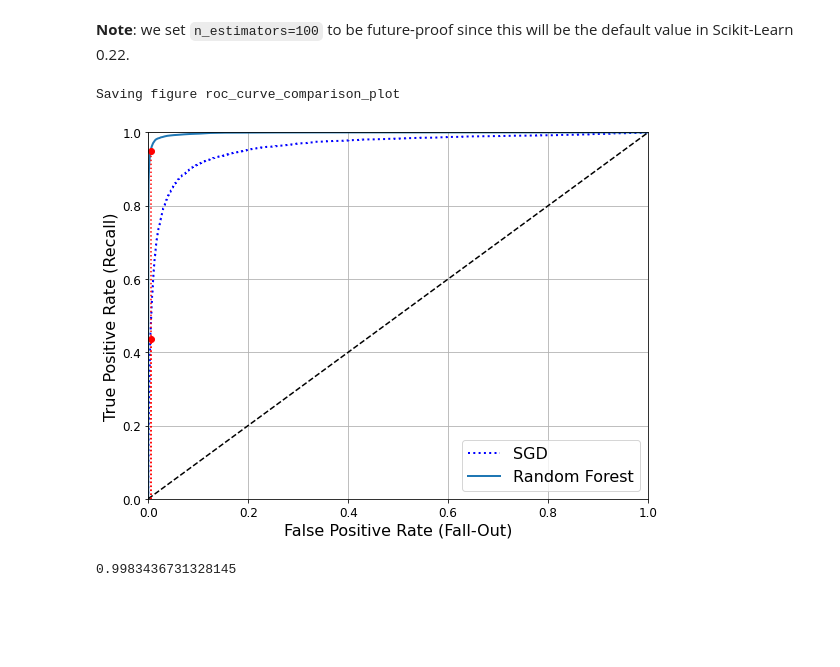
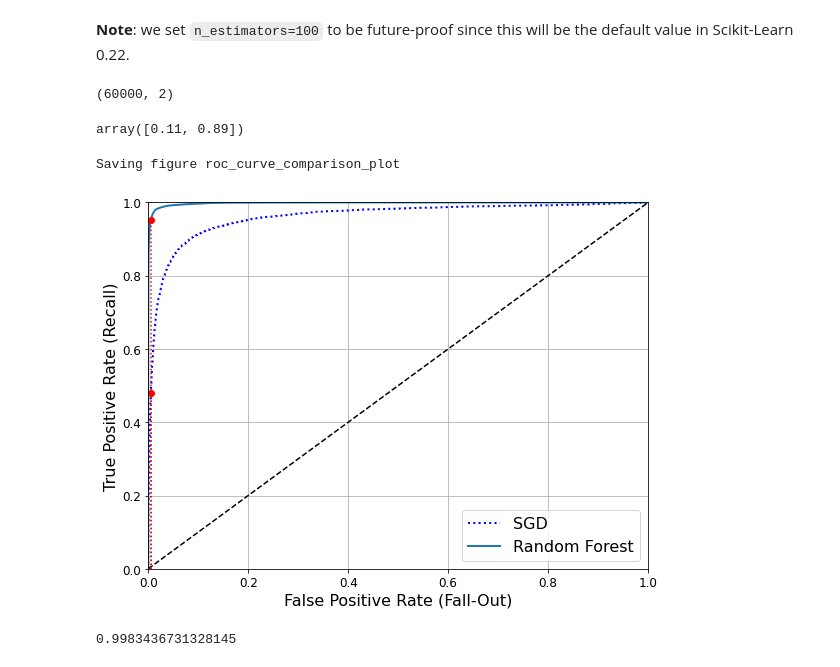
Before and after one commit to a-cass/handson-ml2, a Jupyter notebook: 03_classification.ipynb, the cells around one changed output. Drawn from its saved outputs; the diff is of its cells as text; code cells hidden in the pictures; blank space fills up the shorter version.

Commit message:
Chapter 3 - ROC compare classifiers

```diff
--- a/03_classification.ipynb
+++ b/03_classification.ipynb
@@ -407,25 +407,40 @@ from sklearn.ensemble import RandomForestClassifier
 forest_clf = RandomForestClassifier(n_estimators=100, random_state=42)
 y_probas_forest = cross_val_predict(forest_clf, X_train, y_train_5, cv=3,
                                     method="predict_proba")
+# %%
+print(y_probas_forest.shape) # 6000 rows (instances), 2 classes (not-5,5)
+y_probas_forest[0] # probabilities of first instance
+# %% [output]
+(60000, 2)
+array([0.11, 0.89])
 # %%
 y_scores_forest = y_probas_forest[:, 1] # score = proba of positive class
 fpr_forest, tpr_forest, thresholds_forest = roc_curve(y_train_5,y_scores_forest)
 # %%
 plt.figure(figsize=(8, 6))
 plt.plot(fpr, tpr, "b:", linewidth=2, label="SGD")
 plot_roc_curve(fpr_forest, tpr_forest, "Random Forest")
-plt.plot([4.837e-3, 4.837e-3], [0., 0.4368], "r:")
-plt.plot([0.0, 4.837e-3], [0.4368, 0.4368], "r:")
-plt.plot([4.837e-3], [0.4368], "ro")
-plt.plot([4.837e-3, 4.837e-3], [0., 0.9487], "r:")
-plt.plot([4.837e-3], [0.9487], "ro")
+
+# Plot sdg tpr/fpr at tpr = recall_90_precision
+plt.plot([fpr_at_recall, fpr_at_recall], [0., recall_90_precision], "r:")
+plt.plot([0.0, fpr_at_recall], [recall_90_precision, recall_90_precision], "r:")
+plt.plot([fpr_at_recall], [recall_90_precision], "ro")
+
+# Plot frst tpr/fpr at fpr = same as sdg
+# Get tpr at the same fpr value as the SDG classifier
+# i.e. at the same fpr how do the tpr compare?
+frst_tpr = tpr_forest[np.argmax(fpr_forest >= fpr_at_recall)]
+plt.plot([fpr_at_recall, fpr_at_recall], [0., frst_tpr], "r:")
+plt.plot([0.0, fpr_at_recall], [frst_tpr, frst_tpr], "r:")
+plt.plot([fpr_at_recall], [frst_tpr], "ro")
+
 plt.grid(True)
 plt.legend(loc="lower right", fontsize=16)
 save_fig("roc_curve_comparison_plot")
 plt.show()
 # %% [output]
 Saving figure roc_curve_comparison_plot
-[figure, old version]
+[figure, new version]
 # %%
 roc_auc_score(y_train_5, y_scores_forest)
 # %% [output]
```
